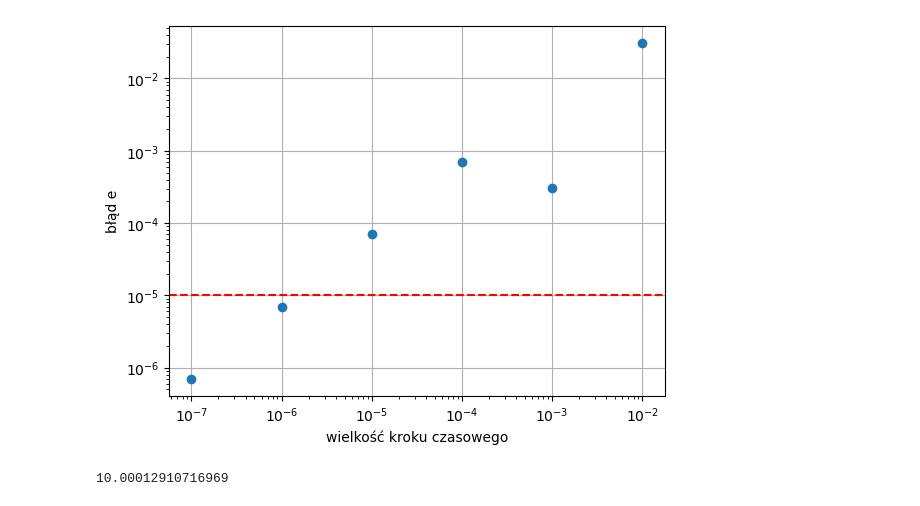
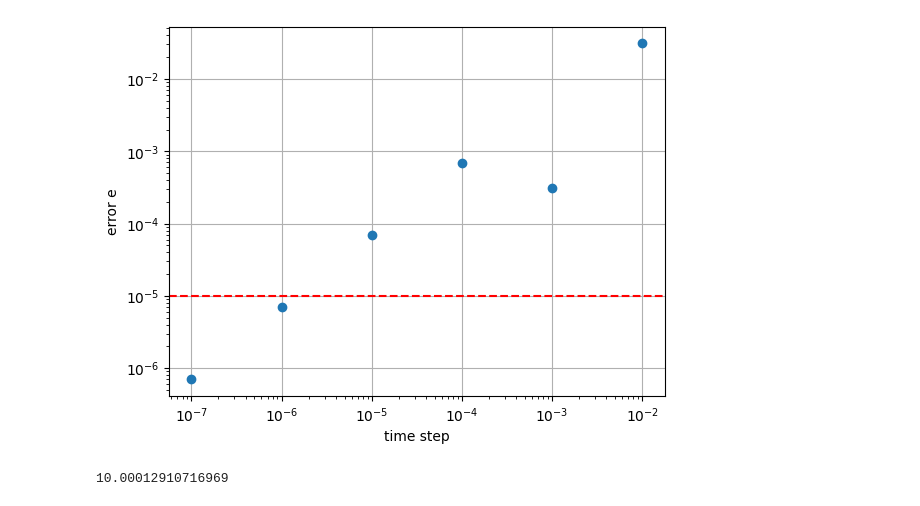
Before and after one commit to kebabee/Modelowanie-komputerowe, a Jupyter notebook: 3_body_problem.ipynb, the cells around one changed output. Saved outputs shown, nothing was run; the diff lists cells and outputs as text; code cells hidden in the pictures.

```diff
--- a/3_body_problem.ipynb
+++ b/3_body_problem.ipynb
@@ -116,14 +118,14 @@ for s in step_sizes:
 # %%
 plt.plot(step_sizes, errors, 'o')
 plt.axhline(y=1e-5, color='r', linestyle='--')
 plt.xscale('log')
 plt.yscale('log')
-plt.xlabel('wielkość kroku czasowego')
-plt.ylabel('błąd e')
+plt.xlabel('time step')
+plt.ylabel('error e')
 plt.grid(True)
 plt.show()
 # %% [output]
-[figure, old version]
+[figure, new version]
 # %%
 errors[4]/errors[5]
 # %% [output]
```
Also changed, not shown: parts of 27 cells of this notebook.
